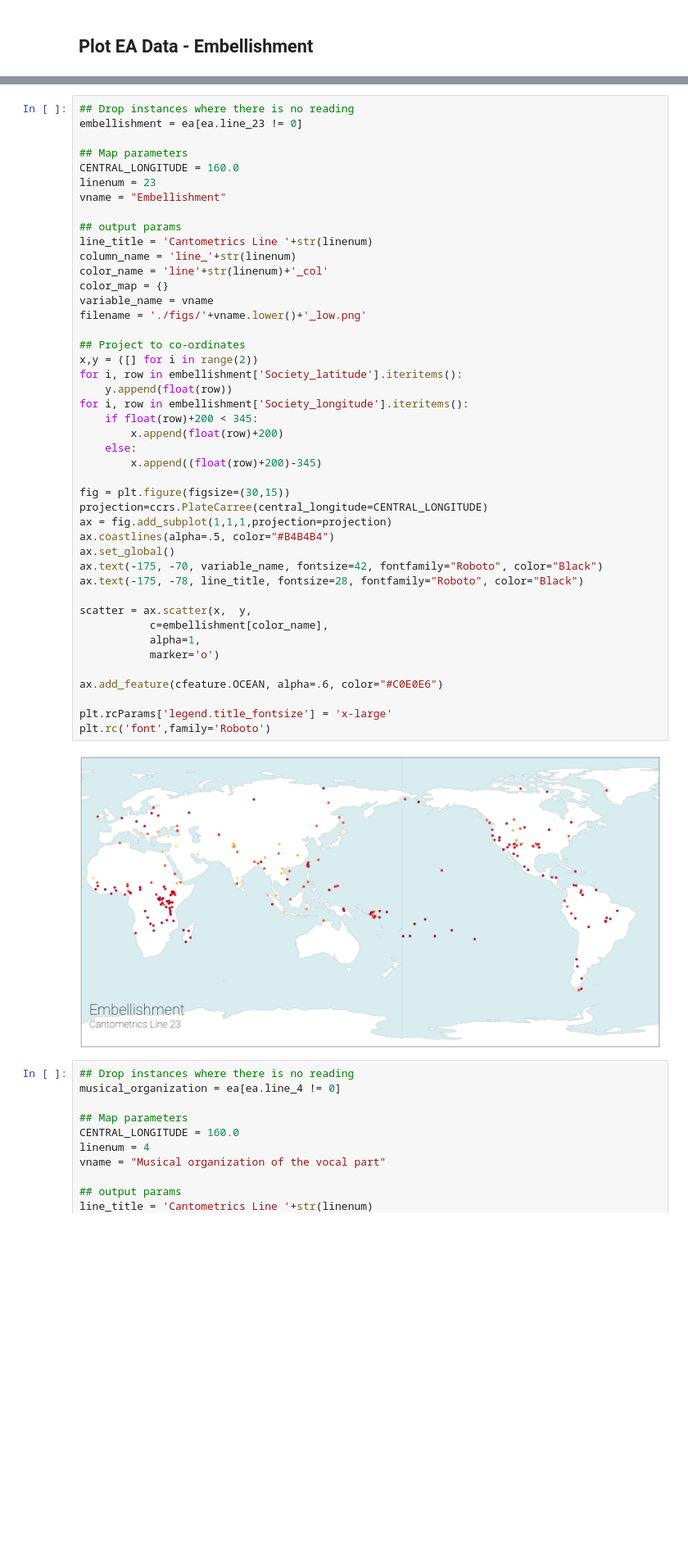
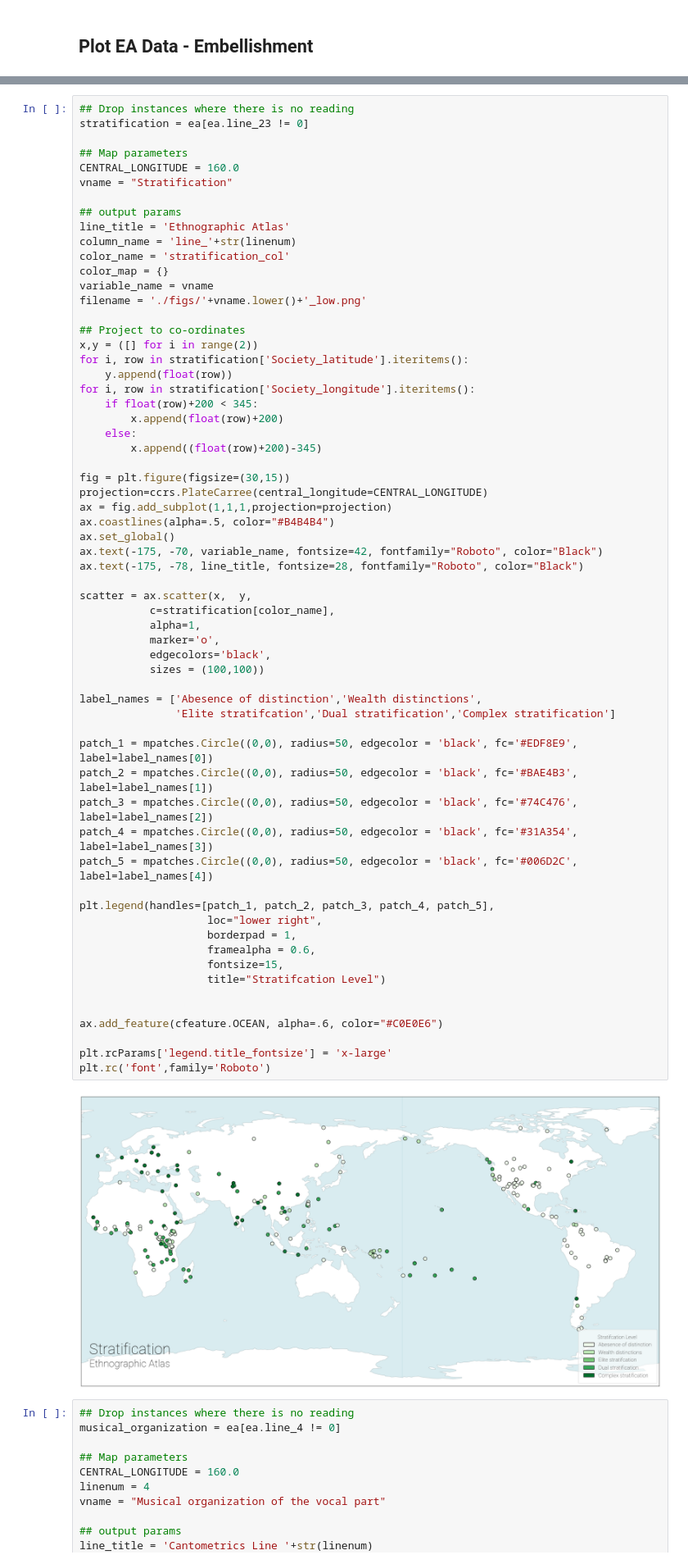
Before and after one commit to theglobaljukebox/Woodetal2021-Analysis, a Jupyter notebook: Map Plots.ipynb, the cells around one changed output, grey strips where cells are left out. Shown at 82% size. Cells and saved outputs as stored; diff of their text form; blank space fills up the shorter version.

```diff
--- a/Map Plots.ipynb
+++ b/Map Plots.ipynb
@@ -31,49 +109,67 @@ import cartopy.feature as cfeature
 # %%
 ## Drop instances where there is no reading
-embellishment = ea[ea.line_23 != 0]
+stratification = ea[ea.line_23 != 0]
 
 ## Map parameters
 CENTRAL_LONGITUDE = 160.0
-linenum = 23
-vname = "Embellishment"
+vname = "Stratification"
 
 ## output params
-line_title = 'Cantometrics Line '+str(linenum)
+line_title = 'Ethnographic Atlas'
 column_name = 'line_'+str(linenum)
-color_name = 'line'+str(linenum)+'_col'
+color_name = 'stratification_col'
 color_map = {}
 variable_name = vname
 filename = './figs/'+vname.lower()+'_low.png'
 
 ## Project to co-ordinates
 x,y = ([] for i in range(2))
-for i, row in embellishment['Society_latitude'].iteritems():
+for i, row in stratification['Society_latitude'].iteritems():
     y.append(float(row))
-for i, row in embellishment['Society_longitude'].iteritems():
+for i, row in stratification['Society_longitude'].iteritems():
     if float(row)+200 < 345:
         x.append(float(row)+200)
     else:
         x.append((float(row)+200)-345)
 
 fig = plt.figure(figsize=(30,15))
 projection=ccrs.PlateCarree(central_longitude=CENTRAL_LONGITUDE)
 ax = fig.add_subplot(1,1,1,projection=projection)
 ax.coastlines(alpha=.5, color="#B4B4B4")
 ax.set_global()
 ax.text(-175, -70, variable_name, fontsize=42, fontfamily="Roboto", color="Black")
 ax.text(-175, -78, line_title, fontsize=28, fontfamily="Roboto", color="Black")
 
 scatter = ax.scatter(x,  y,
-           c=embellishment[color_name],
+           c=stratification[color_name],
            alpha=1,
-           marker='o')
+           marker='o',
+           edgecolors='black',
+           sizes = (100,100))
+
+label_names = ['Abesence of distinction','Wealth distinctions',
+               'Elite stratifcation','Dual stratification','Complex stratification']
+
+patch_1 = mpatches.Circle((0,0), radius=50, edgecolor = 'black', fc='#EDF8E9', label=label_names[0])
+patch_2 = mpatches.Circle((0,0), radius=50, edgecolor = 'black', fc='#BAE4B3', label=label_names[1])
+patch_3 = mpatches.Circle((0,0), radius=50, edgecolor = 'black', fc='#74C476', label=label_names[2])
+patch_4 = mpatches.Circle((0,0), radius=50, edgecolor = 'black', fc='#31A354', label=label_names[3])
+patch_5 = mpatches.Circle((0,0), radius=50, edgecolor = 'black', fc='#006D2C', label=label_names[4])
+
+plt.legend(handles=[patch_1, patch_2, patch_3, patch_4, patch_5],
+                    loc="lower right",
+                    borderpad = 1,
+                    framealpha = 0.6,
+                    fontsize=15,
+                    title="Stratifcation Level")
+
 
 ax.add_feature(cfeature.OCEAN, alpha=.6, color="#C0E0E6")
 
 plt.rcParams['legend.title_fontsize'] = 'x-large'
 plt.rc('font',family='Roboto')
 # %% [output]
-[figure, old version]
+[figure, new version]
 # %%
 ## Drop instances where there is no reading
 musical_organization = ea[ea.line_4 != 0]
```
Also changed, not shown: parts of 6 cells of this notebook, 4 other files.
